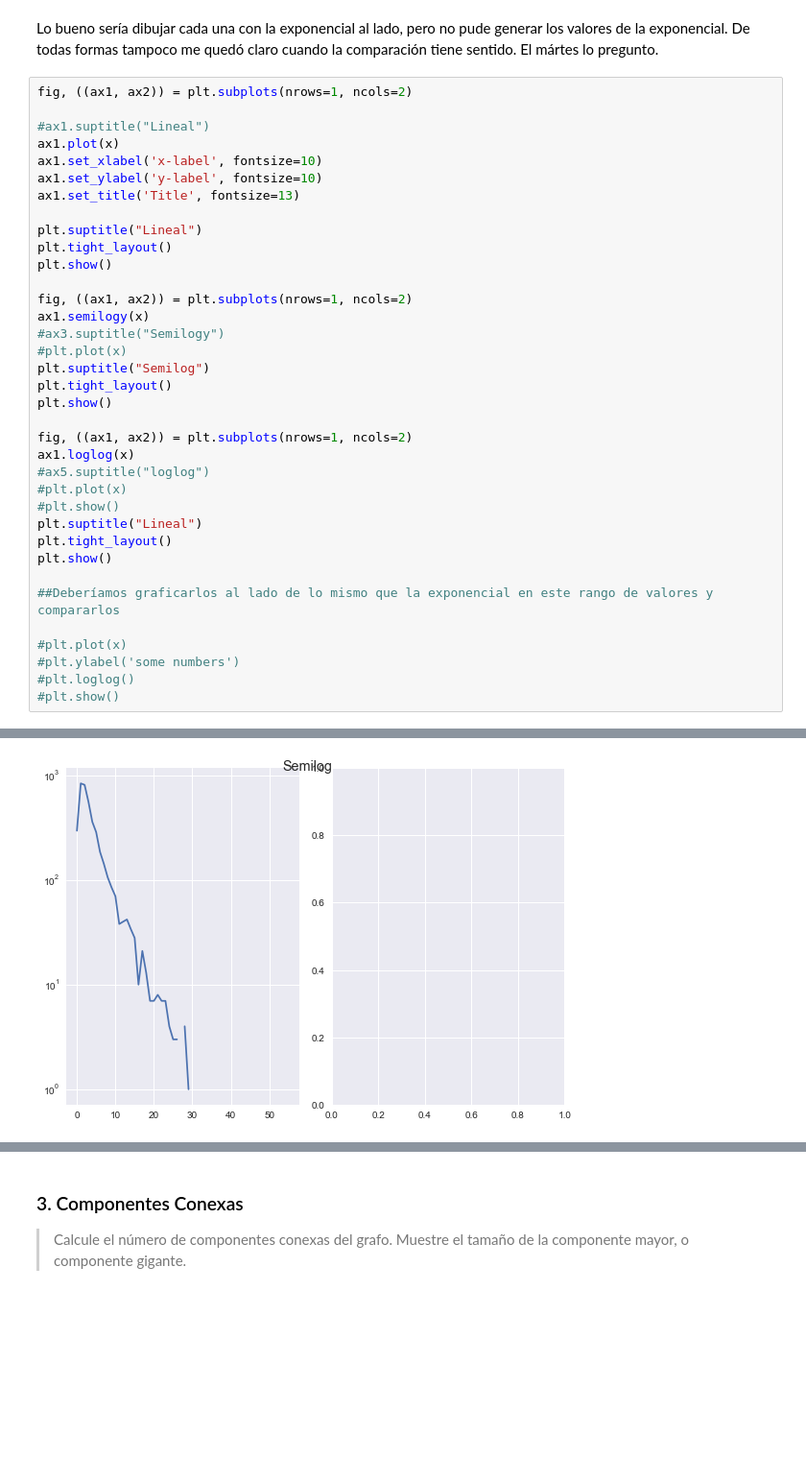
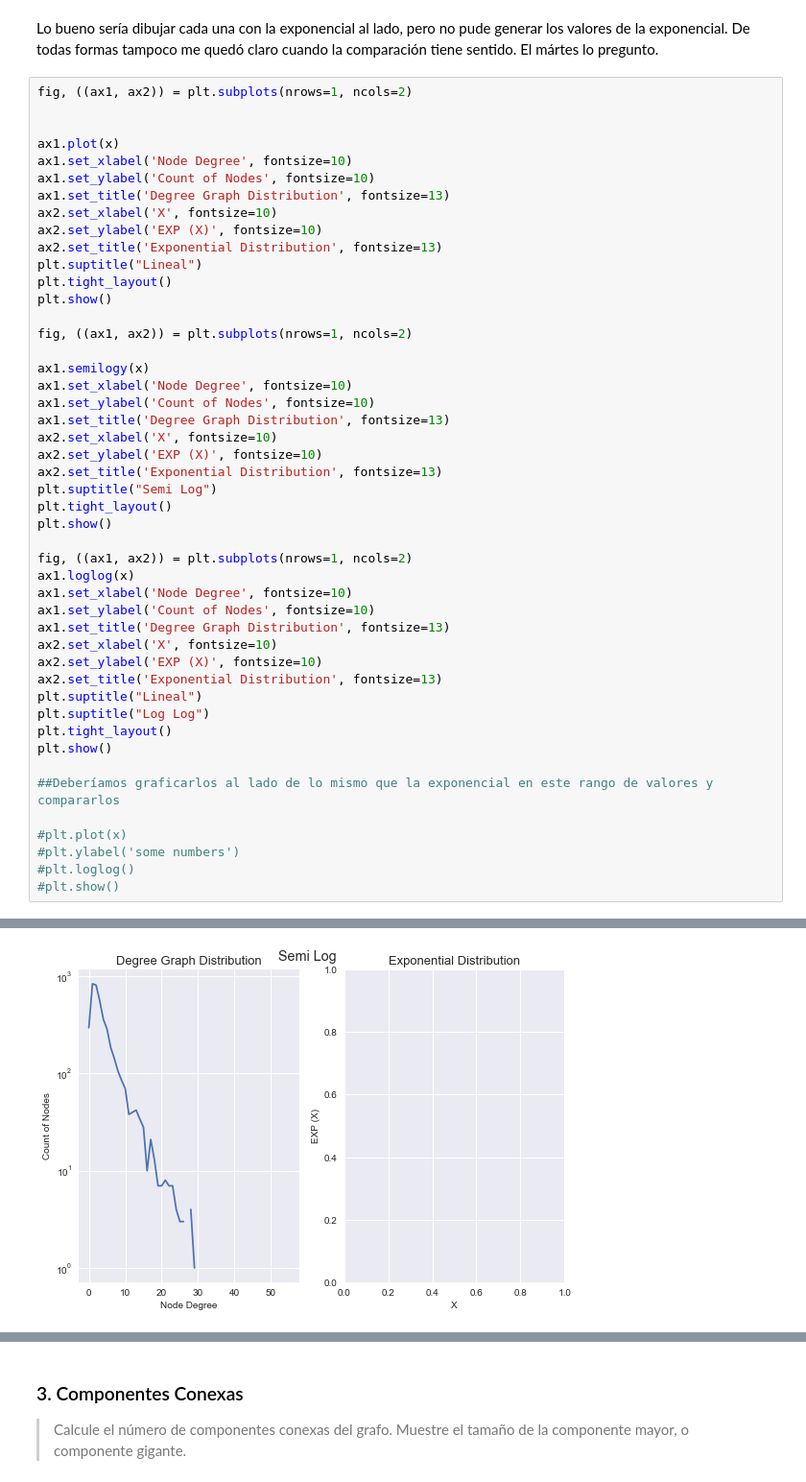
Before and after one commit to BrianBohe/DataScienceCourse, a Jupyter notebook: tp4/Untitled.ipynb, the cells around one changed output, grey strips where cells are left out. Shown at 96% size. Cells and saved outputs as stored; diff of their text form; blank space fills up the shorter version.

```diff
--- a/tp4/Untitled.ipynb
+++ b/tp4/Untitled.ipynb
@@ -88,30 +89,41 @@ Lo bueno sería dibujar cada una con la exponencial al lado, pero no pude genera
 # %%
 fig, ((ax1, ax2)) = plt.subplots(nrows=1, ncols=2)
 
-#ax1.suptitle("Lineal")
+
 ax1.plot(x)
-ax1.set_xlabel('x-label', fontsize=10)
-ax1.set_ylabel('y-label', fontsize=10)
-ax1.set_title('Title', fontsize=13)
-
+ax1.set_xlabel('Node Degree', fontsize=10)
+ax1.set_ylabel('Count of Nodes', fontsize=10)
+ax1.set_title('Degree Graph Distribution', fontsize=13)
+ax2.set_xlabel('X', fontsize=10)
+ax2.set_ylabel('EXP (X)', fontsize=10)
+ax2.set_title('Exponential Distribution', fontsize=13)
 plt.suptitle("Lineal")
 plt.tight_layout()
 plt.show()
 
 fig, ((ax1, ax2)) = plt.subplots(nrows=1, ncols=2)
+
 ax1.semilogy(x)
-#ax3.suptitle("Semilogy")
-#plt.plot(x)
-plt.suptitle("Semilog")
+ax1.set_xlabel('Node Degree', fontsize=10)
+ax1.set_ylabel('Count of Nodes', fontsize=10)
+ax1.set_title('Degree Graph Distribution', fontsize=13)
+ax2.set_xlabel('X', fontsize=10)
+ax2.set_ylabel('EXP (X)', fontsize=10)
+ax2.set_title('Exponential Distribution', fontsize=13)
+plt.suptitle("Semi Log")
 plt.tight_layout()
 plt.show()
 
 fig, ((ax1, ax2)) = plt.subplots(nrows=1, ncols=2)
 ax1.loglog(x)
-#ax5.suptitle("loglog")
-#plt.plot(x)
-#plt.show()
+ax1.set_xlabel('Node Degree', fontsize=10)
+ax1.set_ylabel('Count of Nodes', fontsize=10)
+ax1.set_title('Degree Graph Distribution', fontsize=13)
+ax2.set_xlabel('X', fontsize=10)
+ax2.set_ylabel('EXP (X)', fontsize=10)
+ax2.set_title('Exponential Distribution', fontsize=13)
 plt.suptitle("Lineal")
+plt.suptitle("Log Log")
 plt.tight_layout()
 plt.show()
 
@@ -126 +138 @@ plt.show()
-[figure, old version]
+[figure, new version]
```
Also changed, not shown: parts of 20 cells of this notebook.
